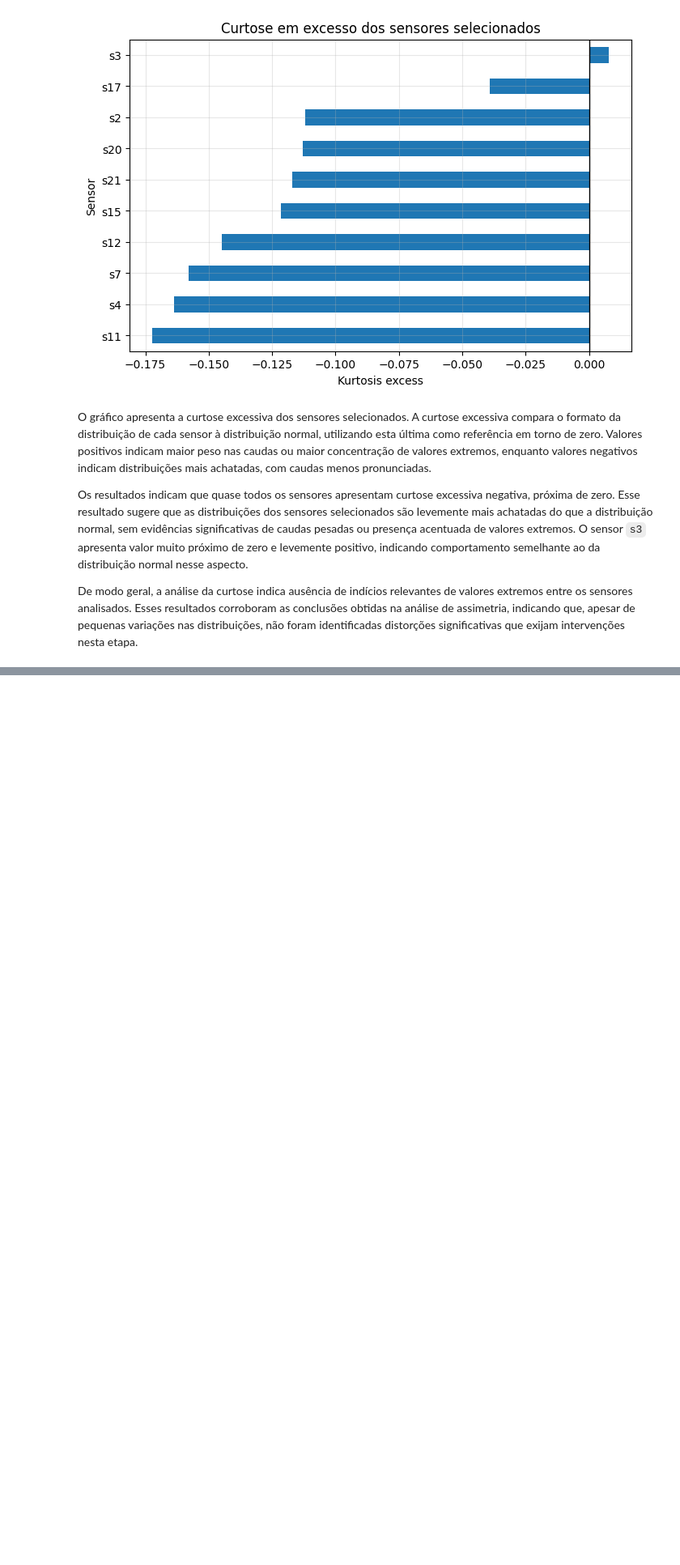
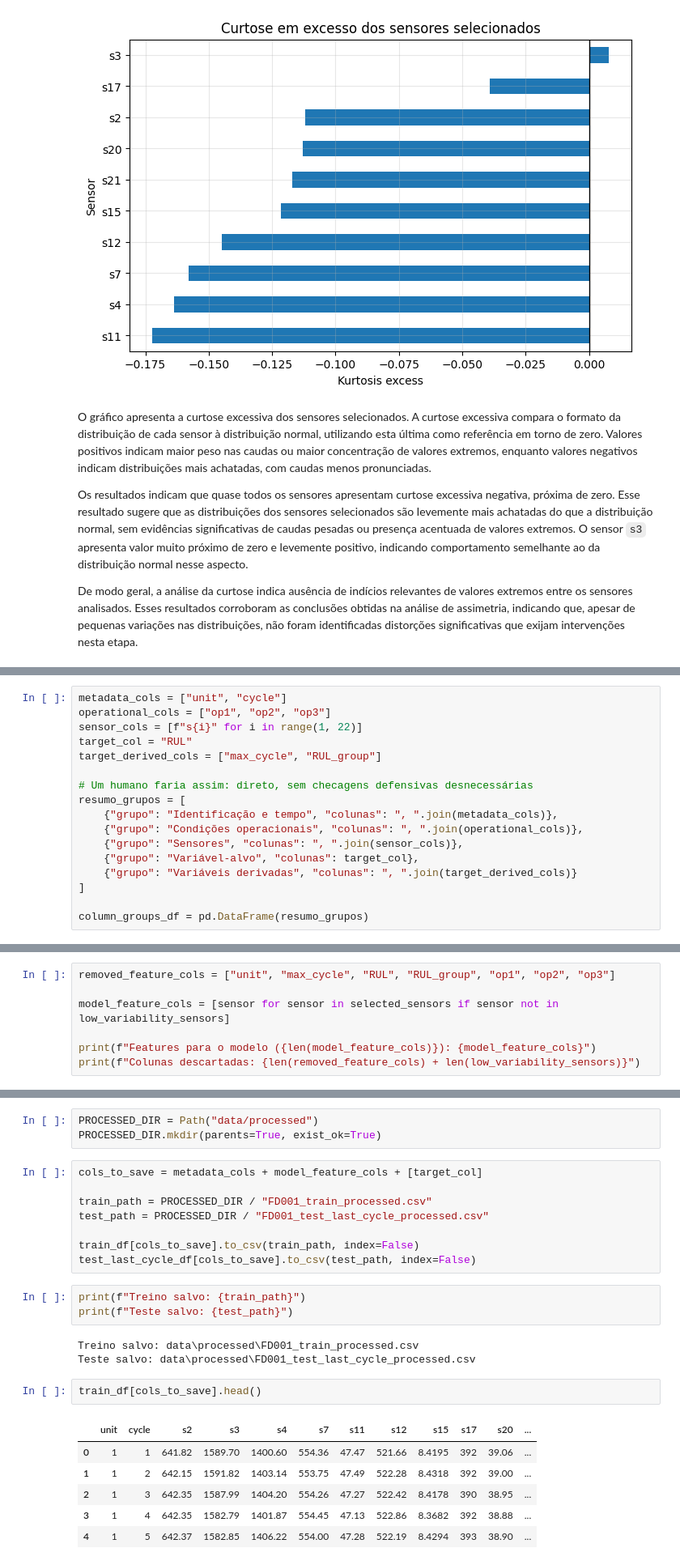
Before and after one commit to ander-oliveira/rul-prediction-cmapss, a Jupyter notebook: Prediction_RUL_CMAPSS.ipynb, the cells around one changed output, grey strips where cells are left out. Shown at 81% size. Saved outputs shown, nothing was run; the diff lists cells and outputs as text; blank space fills up the shorter version.

```diff
--- a/Prediction_RUL_CMAPSS.ipynb
+++ b/Prediction_RUL_CMAPSS.ipynb
@@ -908,0 +917,17 @@ De modo geral, a análise da curtose indica ausência de indícios relevantes de
+# %%
+metadata_cols = ["unit", "cycle"]
+operational_cols = ["op1", "op2", "op3"]
+sensor_cols = [f"s{i}" for i in range(1, 22)]
+target_col = "RUL"
+target_derived_cols = ["max_cycle", "RUL_group"]
+
+# Um humano faria assim: direto, sem checagens defensivas desnecessárias
+resumo_grupos = [
+    {"grupo": "Identificação e tempo", "colunas": ", ".join(metadata_cols)},
+    {"grupo": "Condições operacionais", "colunas": ", ".join(operational_cols)},
+    {"grupo": "Sensores", "colunas": ", ".join(sensor_cols)},
+    {"grupo": "Variável-alvo", "colunas": target_col},
+    {"grupo": "Variáveis derivadas", "colunas": ", ".join(target_derived_cols)}
+]
+
+column_groups_df = pd.DataFrame(resumo_grupos)
@@ -908,0 +949,7 @@ De modo geral, a análise da curtose indica ausência de indícios relevantes de
+# %%
+removed_feature_cols = ["unit", "max_cycle", "RUL", "RUL_group", "op1", "op2", "op3"]
+
+model_feature_cols = [sensor for sensor in selected_sensors if sensor not in low_variability_sensors]
+
+print(f"Features para o modelo ({len(model_feature_cols)}): {model_feature_cols}")
+print(f"Colunas descartadas: {len(removed_feature_cols) + len(low_variability_sensors)}")
@@ -908,0 +1043,26 @@ De modo geral, a análise da curtose indica ausência de indícios relevantes de
+# %%
+PROCESSED_DIR = Path("data/processed")
+PROCESSED_DIR.mkdir(parents=True, exist_ok=True)
+# %%
+cols_to_save = metadata_cols + model_feature_cols + [target_col]
+
+train_path = PROCESSED_DIR / "FD001_train_processed.csv"
+test_path = PROCESSED_DIR / "FD001_test_last_cycle_processed.csv"
+
+train_df[cols_to_save].to_csv(train_path, index=False)
+test_last_cycle_df[cols_to_save].to_csv(test_path, index=False)
+# %%
+print(f"Treino salvo: {train_path}")
+print(f"Teste salvo: {test_path}")
+# %% [output]
+Treino salvo: data\processed\FD001_train_processed.csv
+Teste salvo: data\processed\FD001_test_last_cycle_processed.csv
+# %%
+train_df[cols_to_save].head()
+# %% [output]
+|  | unit | cycle | s2 | s3 | s4 | s7 | s11 | s12 | s15 | s17 | s20 | ... |
+| 0 | 1 | 1 | 641.82 | 1589.70 | 1400.60 | 554.36 | 47.47 | 521.66 | 8.4195 | 392 | 39.06 | ... |
+| 1 | 1 | 2 | 642.15 | 1591.82 | 1403.14 | 553.75 | 47.49 | 522.28 | 8.4318 | 392 | 39.00 | ... |
+| 2 | 1 | 3 | 642.35 | 1587.99 | 1404.20 | 554.26 | 47.27 | 522.42 | 8.4178 | 390 | 38.95 | ... |
+| 3 | 1 | 4 | 642.35 | 1582.79 | 1401.87 | 554.45 | 47.13 | 522.86 | 8.3682 | 392 | 38.88 | ... |
+| 4 | 1 | 5 | 642.37 | 1582.85 | 1406.22 | 554.00 | 47.28 | 522.19 | 8.4294 | 393 | 38.90 | ... |
```
Also changed, not shown: parts of 21 cells of this notebook, 2 other files.
